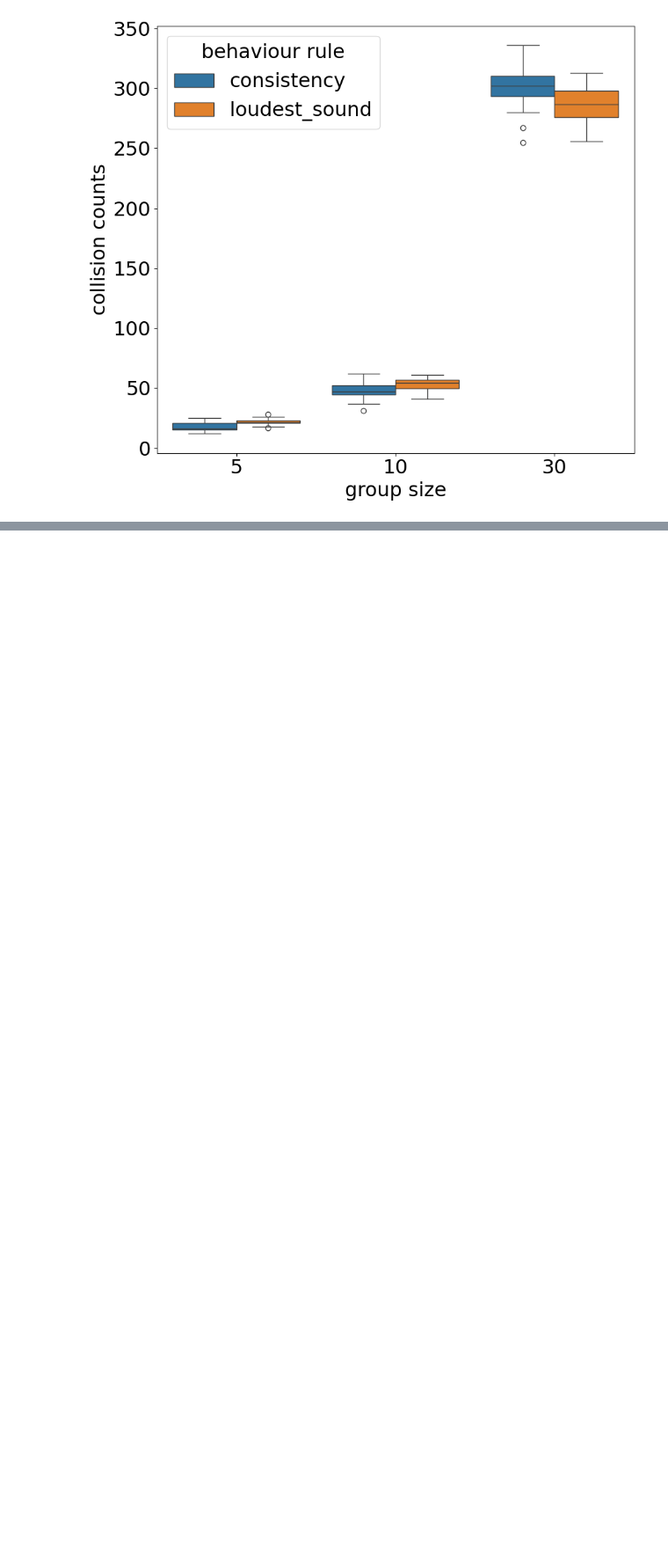
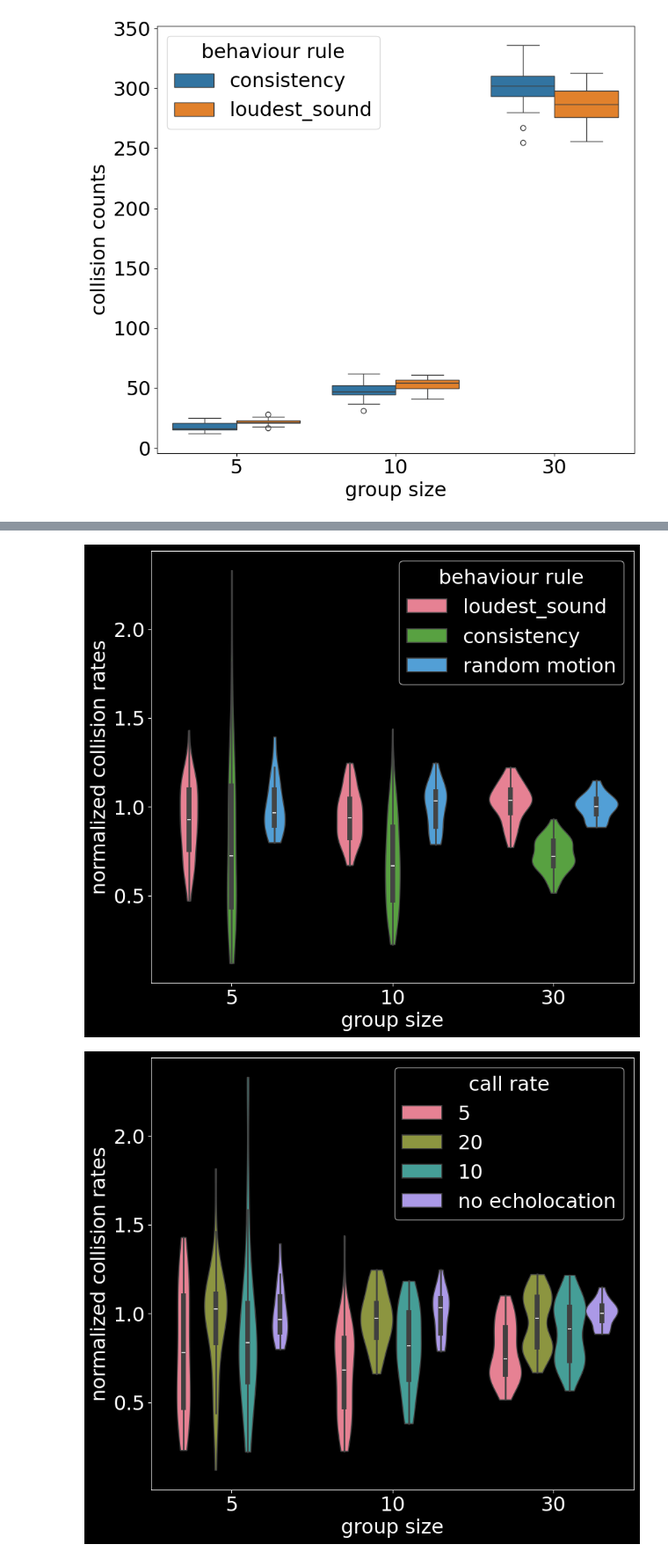
Before and after one commit to mogeraditya/dynamic_model_of_cocktail_party_nightmare, a Jupyter notebook: analysis_of_data/amlysisfornvg.ipynb, the cells around one changed output, grey strips where cells are left out. Shown at 88% size. Drawn from its saved outputs; the diff is of its cells as text; code cells hidden in the pictures; blank space fills up the shorter version.

```diff
--- a/analysis_of_data/amlysisfornvg.ipynb
+++ b/analysis_of_data/amlysisfornvg.ipynb
@@ -1028,0 +1040,4 @@ ax = sns.boxplot(data=df_consitency, x="group size", y="collision counts", hue="
+# %%
+import pickle
+df  = pd.read_pickle("nvg_final_data.pkl")
+df["collision rate"]*9
@@ -1028,0 +1057,5 @@ ax = sns.boxplot(data=df_consitency, x="group size", y="collision counts", hue="
+# %%
+mean_random_collision_rate = np.mean((df[df["behaviour rule"] == "random motion"]["collision rate"]))
+normalized_collision_rates = np.array(df["collision rate"]/mean_random_collision_rate)
+df["normalized collision rates"] = normalized_collision_rates
+(df[df["behaviour rule"] == "random motion"]["collision rate"])
@@ -1028,0 +1080,18 @@ ax = sns.boxplot(data=df_consitency, x="group size", y="collision counts", hue="
+# %%
+group_sizes = [5,10,30]
+mean_random_collision_rates = []
+for group_size in group_sizes:
+    df_subset = df[df["group size"] == group_size]
+    mean_random_collision_rate = np.mean((df_subset[df_subset["behaviour rule"] == "random motion"]["collision rate"]))
+    print(mean_random_collision_rate)
+    mean_random_collision_rates.append(mean_random_collision_rate)
+
+
+array_store_normalized_rates = []
+for i in range(len(df["collision rate"])):
+    for j,group_size in enumerate(group_sizes):
+        if df["group size"][i] == group_size:
+            normalized_rate = df["collision rate"][i]/mean_random_collision_rates[j]
+            array_store_normalized_rates.append(normalized_rate)
+
+df["normalized collision rates"] = array_store_normalized_rates
@@ -1028,0 +1122,14 @@ ax = sns.boxplot(data=df_consitency, x="group size", y="collision counts", hue="
+# %%
+
+plt.figure(figsize=(10, 9))
+plt.rcParams["font.size"] = "23"
+# plt.subplot(1, 3, 1)
+ax = sns.violinplot(data=df, x="group size", y="normalized collision rates", hue="behaviour rule", cut=0, palette="husl")#, errorbar="se", capsize=.2, estimator = np.mean)
+plt.show()
+plt.figure(figsize=(10, 9))
+ax = sns.violinplot(data=df, x="group size", y="normalized collision rates", hue="call rate", cut=0, palette="husl")#, errorbar="se", capsize=.2, estimator = np.mean)
+plt.show()
+# ax = sns.violinplot(data=dicts_random, x="group size", y="collision rate per second", hue="call rate")
+# %% [output]
+[figure, added]
+[figure, added]
```
Also changed, not shown: parts of 10 cells of this notebook, 23 other files.
